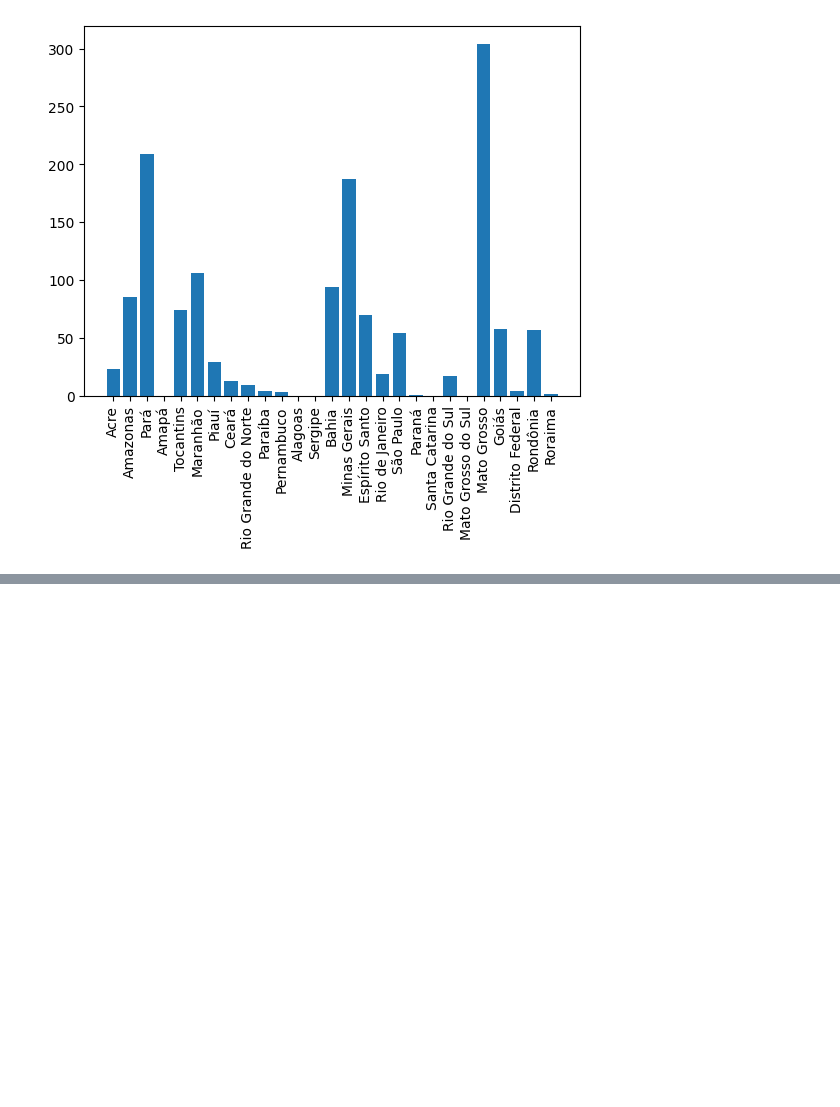
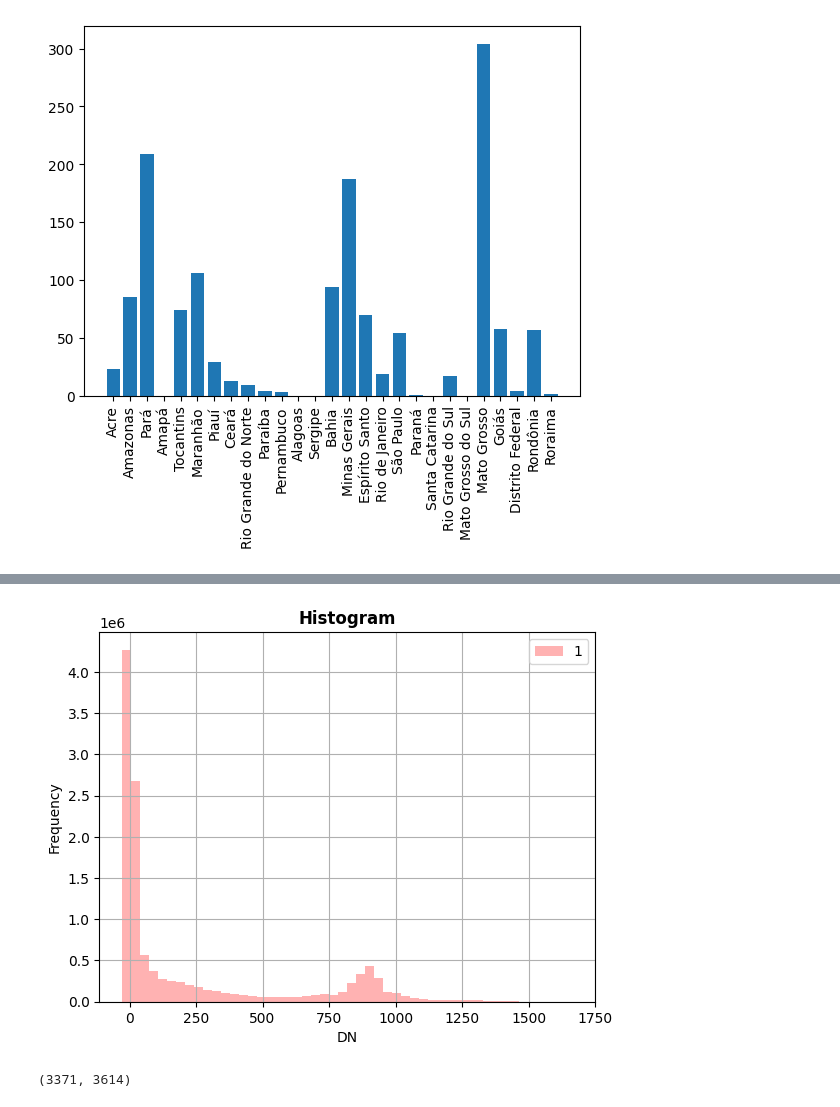
Before and after one commit to leohoinaski/ENS410064, a Jupyter notebook: 2024/notebooks/Aula05.ipynb, the cells around one changed output, grey strips where cells are left out. Cells and saved outputs as stored; diff of their text form; code cells hidden in the pictures; blank space fills up the shorter version.

```diff
--- a/2024/notebooks/Aula05.ipynb
+++ b/2024/notebooks/Aula05.ipynb
@@ -268,0 +292,18 @@ Baixem o SRTM utilizando a plataforma: https://hoinaski.prof.ufsc.br/AERMOD_onli
+# %%
+# Outro plot
+from rasterio.plot import show_hist
+
+show_hist(
+
+    dataset, bins=50, lw=0.0, stacked=False, alpha=0.3,
+
+    histtype='stepfilled', title="Histogram")
+# %% [output]
+[figure, added]
+# %%
+# Transformando para um array numpy
+import numpy as np
+arr = np.array(dataset.read(1))
+arr.shape
+# %% [output]
+(3371, 3614)
```
Also changed, not shown: parts of 6 cells of this notebook.
